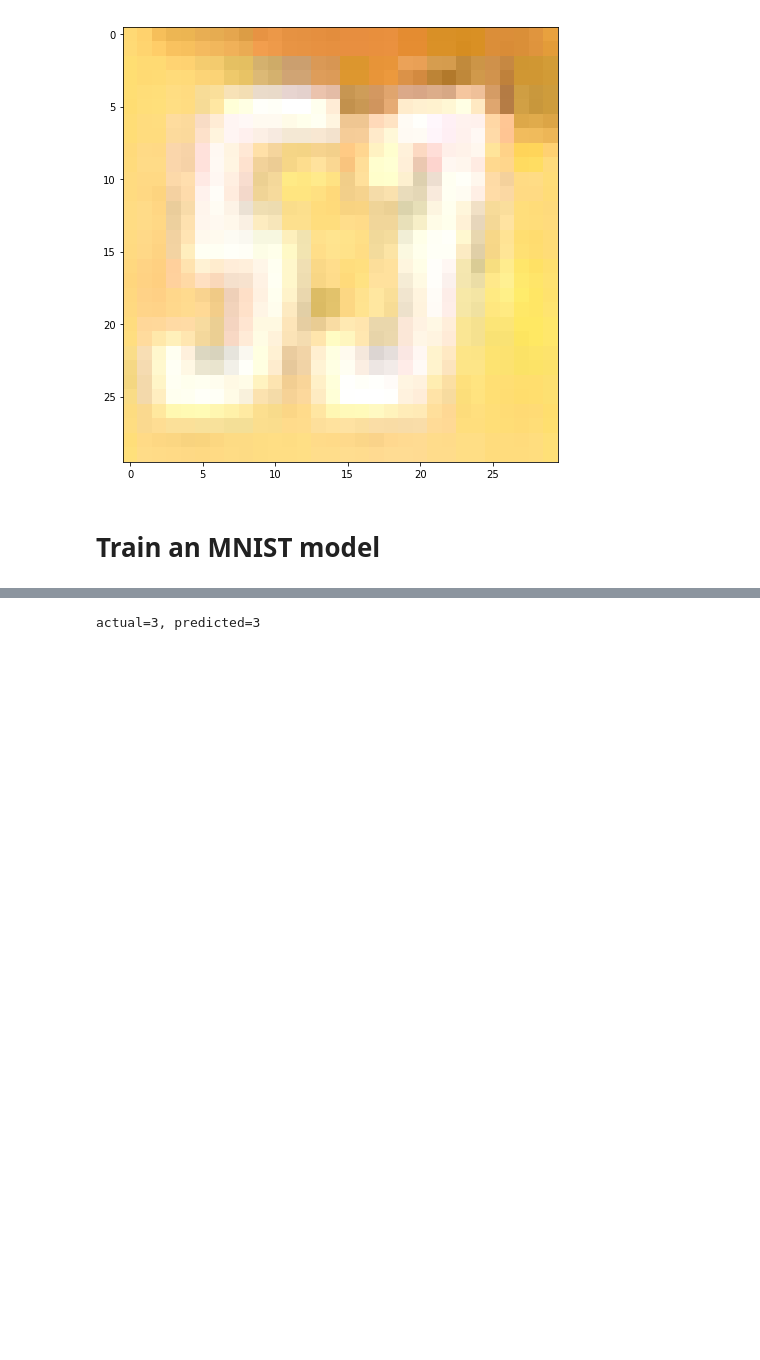
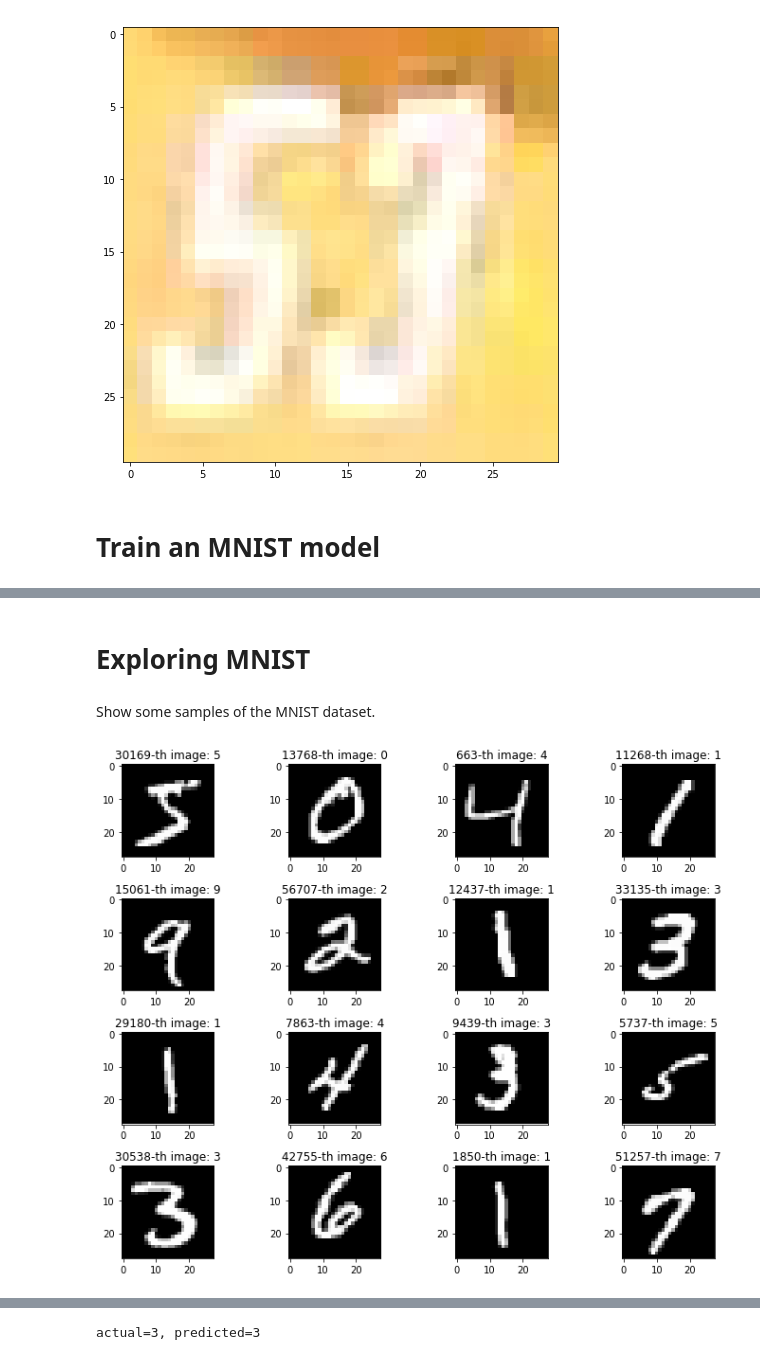
Before and after one commit to carsontang/overwatch-vision-analytics, a Jupyter notebook: overwatch-ult-charge.ipynb, the cells around one changed output, grey strips where cells are left out. Saved outputs shown, nothing was run; the diff lists cells and outputs as text; code cells hidden in the pictures; blank space fills up the shorter version.

```diff
--- a/overwatch-ult-charge.ipynb
+++ b/overwatch-ult-charge.ipynb
@@ -158,0 +183,14 @@ Test accuracy: 0.9897
+# %% [markdown]
+# Exploring MNIST
+# %% [markdown]
+Show some samples of the MNIST dataset.
+# %%
+(x_train, y_train), (x_test, y_test) = mnist.load_data()
+for i, region in enumerate(random.sample(range(len(x_train)), 16)):
+    plt.subplot(4, 4, i+1)
+    plt.imshow(x_train[i], cmap='gray')
+    plt.title("%d-th image: %d" % (region, y_train[i]))
+plt.tight_layout()
+plt.show()
+# %% [output]
+[figure, added]
```
Also changed, not shown: parts of 22 cells of this notebook.
